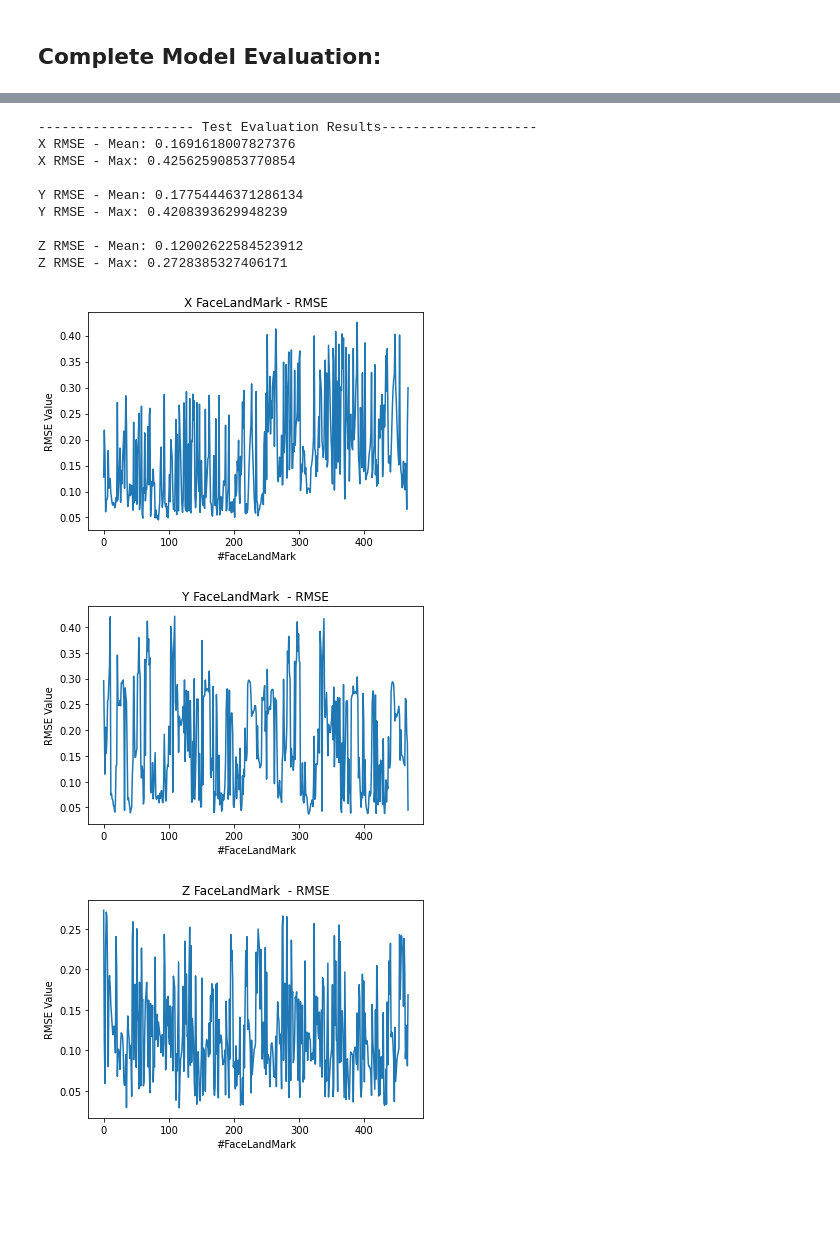
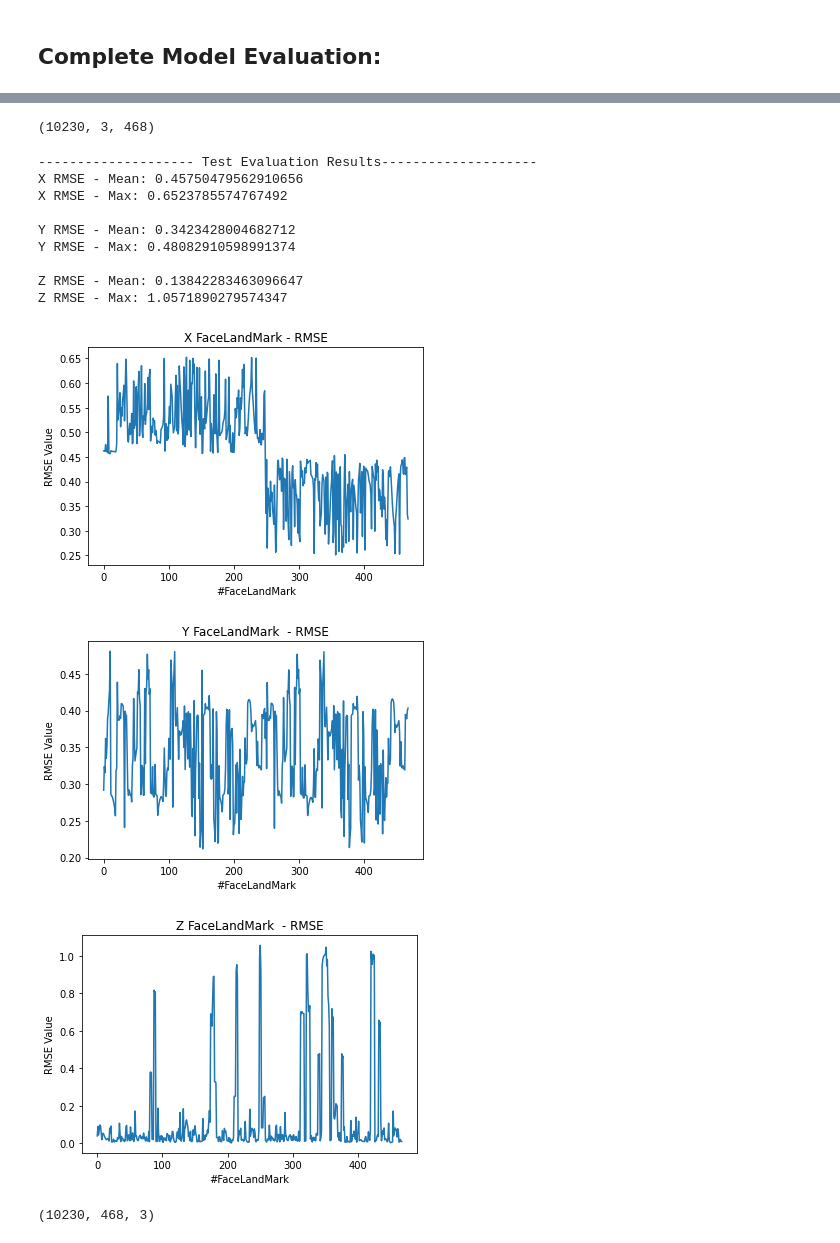
Before and after one commit to drbz-zhou/MoCaPose, a Jupyter notebook: Face/Mocapaci_DataProcessing.ipynb, the cells around one changed output, grey strips where cells are left out. Drawn from its saved outputs; the diff is of its cells as text; code cells hidden in the pictures; blank space fills up the shorter version.

```diff
--- a/Face/Mocapaci_DataProcessing.ipynb
+++ b/Face/Mocapaci_DataProcessing.ipynb
@@ -59,6 +64,7 @@ def get_facelandmarks_video(video_path):
     #Read a set of frames from the video.
     video_frames = cv2.VideoCapture(video_path)
     video_length = int(video_frames.get(cv2.CAP_PROP_FRAME_COUNT))
+    print(video_length)
     #Setup face mesh model object (there are several parameters pending for tuning up).
     mp_face_mesh = mp.solutions.face_mesh
     face_mesh = mp_face_mesh.FaceMesh(min_detection_confidence=0.5, min_tracking_confidence=0.5)
@@ -70,7 +76,8 @@ def get_facelandmarks_video(video_path):
     #Setup video saving properties.
     fourcc = cv2.VideoWriter_fourcc(*'MJPG')
     #Output is prepared to receive input image rotated 90 degrees.
-    out = cv2.VideoWriter('output.avi', fourcc, 30.0, (210,350))
+    name = str(video_path) + 'output.avi'
+    out = cv2.VideoWriter(name, fourcc, 30.0, (210,350))
 
     total_landmarks_video_x, total_landmarks_video_y, total_landmarks_video_z = [], [], []
 
@@ -204,5 +311,5 @@ uploaded = files.upload()
 # %%
-n_samples = 3
+n_samples = 5
 downsample = 1
 total_instances = []
 
@@ -210,7 +317,7 @@ for i in range(n_samples):
     #Reading EXCEL file coming from SerialPort data:
     # Change name of file to read.
     file_number = str(i+1)
-    video_path = "Video_Face (" + file_number + ").MOV"
+    video_path = "/content/drive/MyDrive/Video_Face (" + file_number + ").MOV"
     # Read FaceLandmarks from Video.
     dataset_facelandmarks_x, dataset_facelandmarks_y, dataset_facelandmarks_z, frame_hand_found = get_facelandmarks_video(video_path)
     print("Number of Frames in Video #" + str(file_number) + ": ", len(dataset_facelandmarks_x))
@@ -495,12 +640,13 @@ for i in range(n_samples):
     #Reading EXCEL file coming from SerialPort data:
     # Change name of file to read.
     file_number = str(i+1)
-    file_name_cap = "Capacitive_Values_FaceShield (" + file_number + ").xlsx"
-    video_path = "Video_Face (" + file_number + ").MOV"
+    file_name_cap = "/content/drive/MyDrive/Capacitive_Values (" + file_number + ").json"
+    video_path = "/content/drive/MyDrive/Video_FaceShield (" + file_number + ").MOV"
     # Read Excel file.
-    dataset_cap = pd.read_excel(file_name_cap)
+    dataset_cap = get_capacitive_values(file_name_cap)
     # Read FaceLandmarks from Video.
     dataset_facelandmarks_x, dataset_facelandmarks_y, dataset_facelandmarks_z, frame_hand_found = get_facelandmarks_video(video_path)
+    #Manual Sync:
 
     print("Number of Cap samples in File #" + str(file_number) + ": ", len(dataset_cap))
     print("Number of Frames in Video #" + str(file_number) + ": ", len(dataset_facelandmarks_x))
@@ -769,24 +932,25 @@ Epoch 100/100
 # %% [markdown]
 ## Complete Model Evaluation:
 # %%
+n_samples = 1
 n_test_sets = 4
 downsample = 3
-window_cap_size = 3
+window_cap_size = 20 #(2 secs)
 n_feature_values = 8
 features_cap_timeslice = []
 targets_facelandmark_timeslice = []
 
 for i in range(n_samples):
-    #Reading Excel file coming from SerialPort data:
+    #Reading EXCEL file coming from SerialPort data:
     # Change name of file to read.
     file_number = str(i+1)
-    file_name_cap = "Capacitive_Values_FaceShield_Test (" + file_number + ").xlsx"
-    video_path = "Video_Face_Test (" + file_number + ").MOV"
+    file_name_cap = "/content/drive/MyDrive/Capacitive_Values_Test (" + file_number + ").json"
+    video_path = "/content/drive/MyDrive/Video_FaceShield_Test (" + file_number + ").MOV"
     # Read Excel file.
-    dataset_cap = pd.read_excel(file_name_cap)
+    dataset_cap = get_capacitive_values(file_name_cap)
     # Read FaceLandmarks from Video.
     dataset_facelandmarks_x, dataset_facelandmarks_y, dataset_facelandmarks_z, frame_hand_found = get_facelandmarks_video(video_path)
-
+    frame_hand_found = 480
     print("Number of Cap samples in File #" + str(file_number) + ": ", len(dataset_cap))
     print("Number of Frames in Video #" + str(file_number) + ": ", len(dataset_facelandmarks_x))
 
@@ -821,17 +999,23 @@ FileNotFoundError: ignored
+# %%
+y_test.shape
+# %% [output]
+(10230, 3, 468)
 # %%
 #### Calculate Test RMSE for complete Model ####
 
 #For MLP - Flaten features vector.
 #Concatenate MLP Regressor and Decoder.
-cap_face_model = Model(inputs = model_MLP.inputs, outputs = decoder(model_MLP.outputs))
+cap_face_model = Model(inputs = model_MLP.inputs, outputs = decoder_vector(model_MLP.outputs))
 x_test = total_features.reshape((total_features.shape[0], total_features.shape[1]*total_features.shape[2]))
 y_test = total_targets
+y_test = y_test.transpose(0,2,1)
 
 #For 1DCNN - Flaten features vector.
 #Concatenate 1DCNN Regressor and Decoder.
-cap_face_model = Model(inputs = model_CNN.inputs, outputs = decoder(model_CNN.outputs))
-x_test = total_features
-y_test = total_targets
+#cap_face_model = Model(inputs = model_CNN.inputs, outputs = decoder_vector(model_CNN.outputs))
+#x_test = total_features
+#y_test = total_targets
+#y_test = y_test.transpose(0,2,1)
 
 #Compute predictions with complete model:
 test_pred = cap_face_model.predict(x_test)
@@ -851,39 +1035,45 @@ print("Y RMSE - Mean:", np.mean(y_rmse, axis=0))
 print("Y RMSE - Max:", np.max(y_rmse, axis=0))
 print("")
 z_rmse = test_rmse_loss[:,2]
 print("Z RMSE - Mean:", np.mean(z_rmse, axis=0))
 print("Z RMSE - Max:", np.max(z_rmse, axis=0))
 print("")
 
 facelandmarks = np.array(list(range(0, len(x_rmse))))
 
 plt.title("X FaceLandMark - RMSE")
 plt.xlabel("#FaceLandMark")
 plt.ylabel("RMSE Value")
 plt.plot(facelandmarks,x_rmse)
 plt.show()
 
 plt.title("Y FaceLandMark  - RMSE")
 plt.xlabel("#FaceLandMark")
 plt.ylabel("RMSE Value")
 plt.plot(facelandmarks,y_rmse)
 plt.show()
 
 plt.title("Z FaceLandMark  - RMSE")
 plt.xlabel("#FaceLandMark")
 plt.ylabel("RMSE Value")
 plt.plot(facelandmarks,z_rmse)
 plt.show()
 # %% [output]
 -------------------- Test Evaluation Results--------------------
-X RMSE - Mean: 0.1691618007827376
-X RMSE - Max: 0.42562590853770854
+X RMSE - Mean: 0.45750479562910656
+X RMSE - Max: 0.6523785574767492
 
-Y RMSE - Mean: 0.17754446371286134
-Y RMSE - Max: 0.4208393629948239
+Y RMSE - Mean: 0.3423428004682712
+Y RMSE - Max: 0.48082910598991374
 
-Z RMSE - Mean: 0.12002622584523912
-Z RMSE - Max: 0.2728385327406171
+Z RMSE - Mean: 0.13842283463096647
+Z RMSE - Max: 1.0571890279574347
-[figure, old version]
+[figure, new version]
-[figure, old version]
+[figure, new version]
-[figure, old version]
+[figure, new version]
+# %%
+test_pred.shape
+test_pred = test_pred.transpose(0,2,1)
+test_pred.shape
+# %% [output]
+(10230, 468, 3)
```
Also changed, not shown: parts of 22 cells of this notebook.
